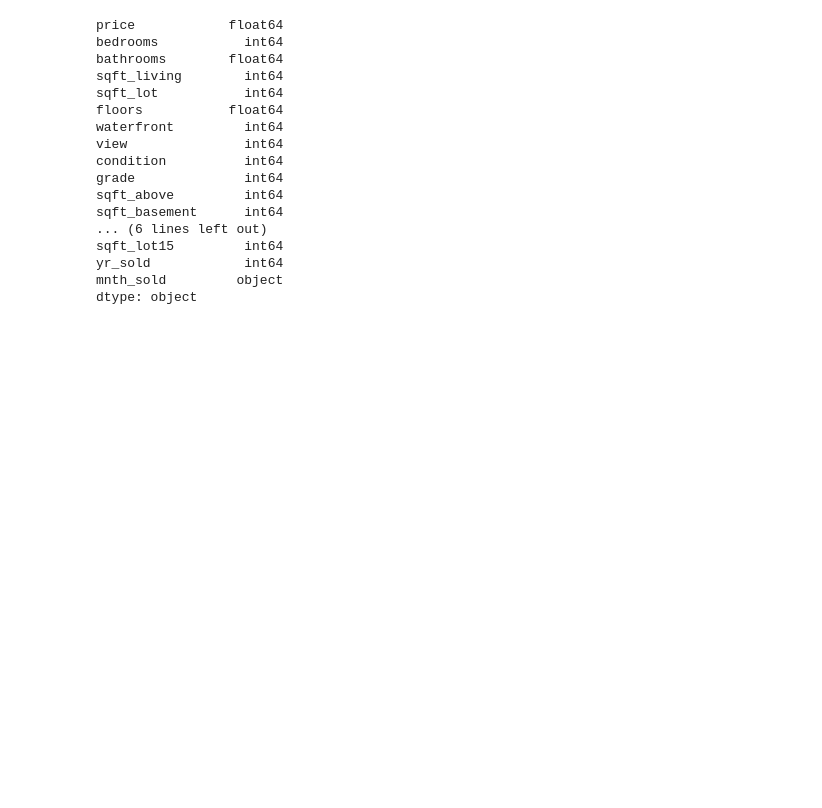
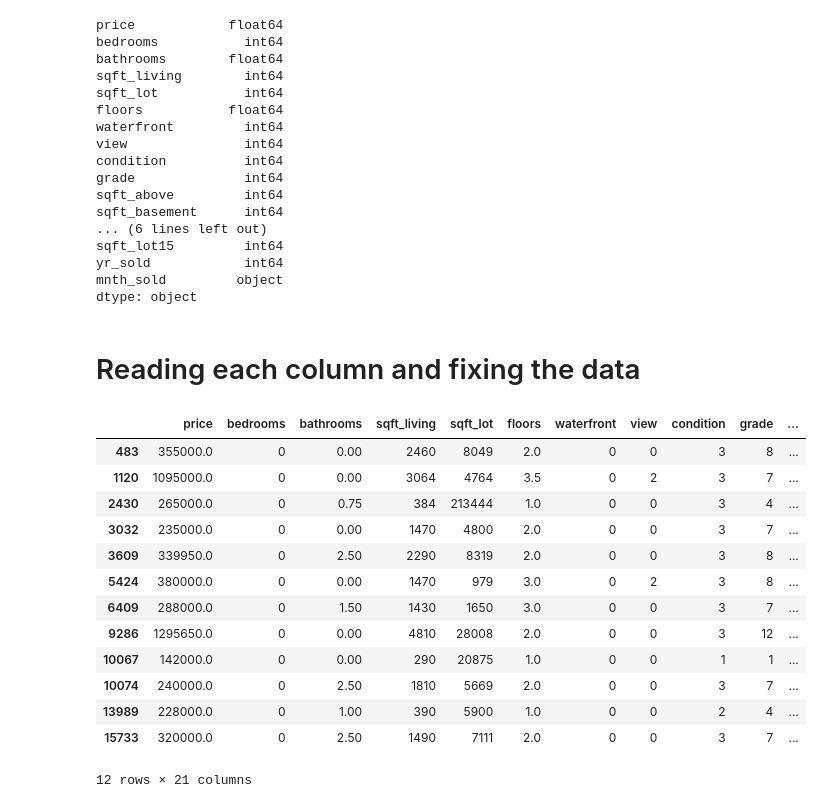
Before and after one commit to aamoeji04/King_County_Housing_Predictions, a Jupyter notebook: P2Project_EDA.ipynb, the cells around one changed output. Cells and saved outputs as stored; diff of their text form; code cells hidden in the pictures; blank space fills up the shorter version.

```diff
--- a/P2Project_EDA.ipynb
+++ b/P2Project_EDA.ipynb
@@ -183,3 +234,25 @@ df2['yr_sold'] = pd.to_numeric(df['yr_sold'], errors = 'coerce')
 # %%
 # saved the modified df to a new csv so I can open it in a different notebook
 df2.to_csv('kc_house_data_train_2.csv')
+# %% [markdown]
+# Reading each column and fixing the data
+# %%
+# fix outliers
+df2['bedrooms'] = df2['bedrooms'].replace({11:4, 33:3})
+# %%
+df2[df2['bedrooms']== 0]
+# %% [output]
+|  | price | bedrooms | bathrooms | sqft_living | sqft_lot | floors | waterfront | view | condition | grade | ... |
+| 483 | 355000.0 | 0 | 0.00 | 2460 | 8049 | 2.0 | 0 | 0 | 3 | 8 | ... |
+| 1120 | 1095000.0 | 0 | 0.00 | 3064 | 4764 | 3.5 | 0 | 2 | 3 | 7 | ... |
+| 2430 | 265000.0 | 0 | 0.75 | 384 | 213444 | 1.0 | 0 | 0 | 3 | 4 | ... |
+| 3032 | 235000.0 | 0 | 0.00 | 1470 | 4800 | 2.0 | 0 | 0 | 3 | 7 | ... |
+| 3609 | 339950.0 | 0 | 2.50 | 2290 | 8319 | 2.0 | 0 | 0 | 3 | 8 | ... |
+| 5424 | 380000.0 | 0 | 0.00 | 1470 | 979 | 3.0 | 0 | 2 | 3 | 8 | ... |
+| 6409 | 288000.0 | 0 | 1.50 | 1430 | 1650 | 3.0 | 0 | 0 | 3 | 7 | ... |
+| 9286 | 1295650.0 | 0 | 0.00 | 4810 | 28008 | 2.0 | 0 | 0 | 3 | 12 | ... |
+| 10067 | 142000.0 | 0 | 0.00 | 290 | 20875 | 1.0 | 0 | 0 | 1 | 1 | ... |
+| 10074 | 240000.0 | 0 | 2.50 | 1810 | 5669 | 2.0 | 0 | 0 | 3 | 7 | ... |
+| 13989 | 228000.0 | 0 | 1.00 | 390 | 5900 | 1.0 | 0 | 0 | 2 | 4 | ... |
+| 15733 | 320000.0 | 0 | 2.50 | 1490 | 7111 | 2.0 | 0 | 0 | 3 | 7 | ... |
+12 rows × 21 columns
```
Also changed, not shown: parts of 19 cells of this notebook, 1 other file.
